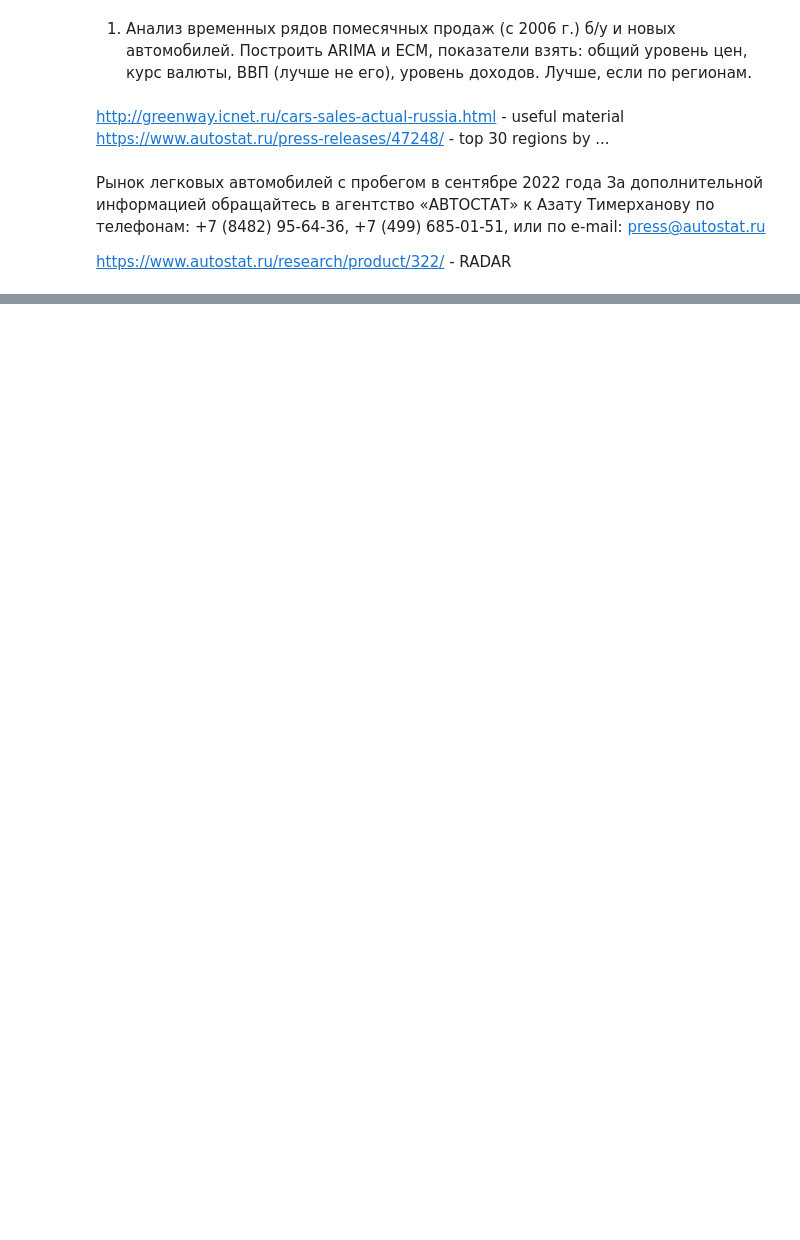
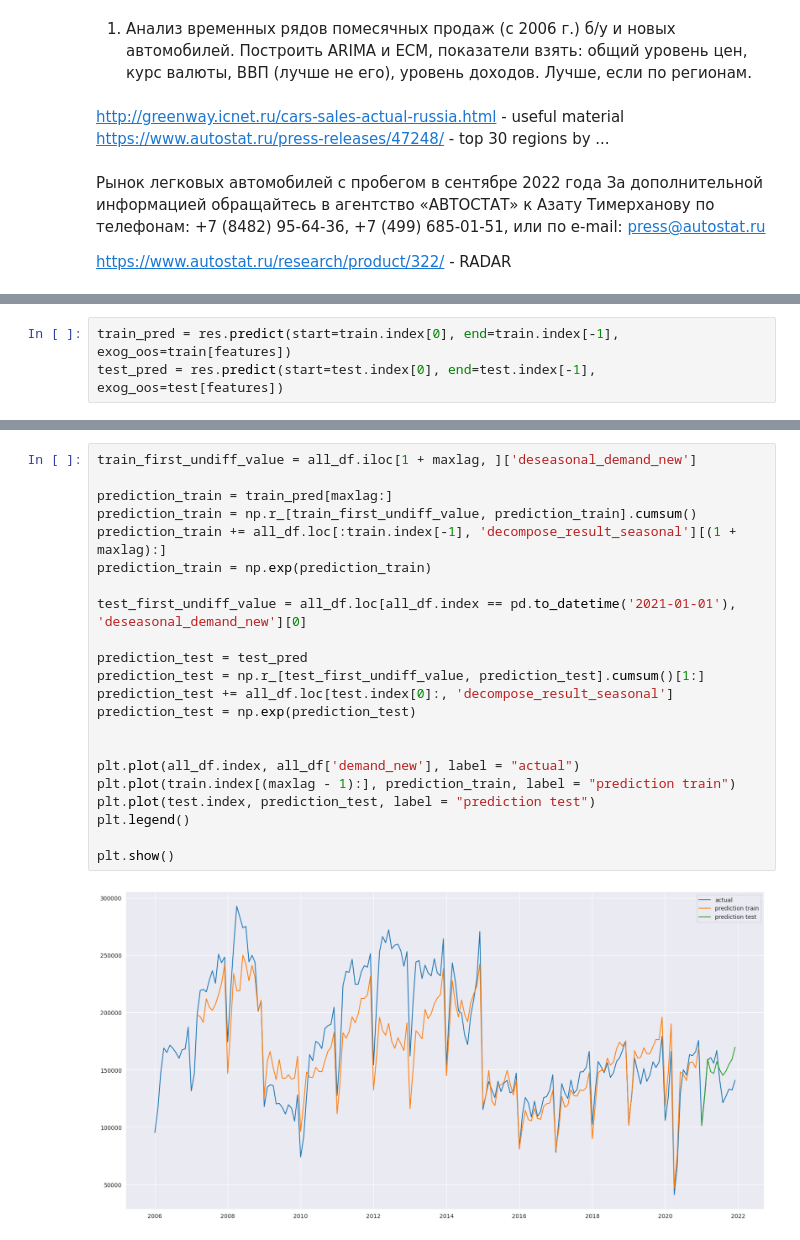
Before and after one commit to VladislavBalabaev/spatial_analysis, a Jupyter notebook: time_series.ipynb, the cells around one changed output, grey strips where cells are left out. Cells and saved outputs as stored; diff of their text form; blank space fills up the shorter version.

```diff
--- a/time_series.ipynb
+++ b/time_series.ipynb
@@ -349,0 +318,3 @@ plt.show()
+# %%
+train_pred = res.predict(start=train.index[0], end=train.index[-1], exog_oos=train[features])
+test_pred = res.predict(start=test.index[0], end=test.index[-1], exog_oos=test[features])
@@ -349,0 +330,24 @@ plt.show()
+# %%
+train_first_undiff_value = all_df.iloc[1 + maxlag, ]['deseasonal_demand_new']
+
+prediction_train = train_pred[maxlag:]
+prediction_train = np.r_[train_first_undiff_value, prediction_train].cumsum()
+prediction_train += all_df.loc[:train.index[-1], 'decompose_result_seasonal'][(1 + maxlag):]
+prediction_train = np.exp(prediction_train)
+
+test_first_undiff_value = all_df.loc[all_df.index == pd.to_datetime('2021-01-01'), 'deseasonal_demand_new'][0]
+
+prediction_test = test_pred
+prediction_test = np.r_[test_first_undiff_value, prediction_test].cumsum()[1:]
+prediction_test += all_df.loc[test.index[0]:, 'decompose_result_seasonal']
+prediction_test = np.exp(prediction_test)
+
+
+plt.plot(all_df.index, all_df['demand_new'], label = "actual")
+plt.plot(train.index[(maxlag - 1):], prediction_train, label = "prediction train")
+plt.plot(test.index, prediction_test, label = "prediction test")
+plt.legend()
+
+plt.show()
+# %% [output]
+[figure, added]
```
Also changed, not shown: parts of 38 cells of this notebook, 2 other files.
